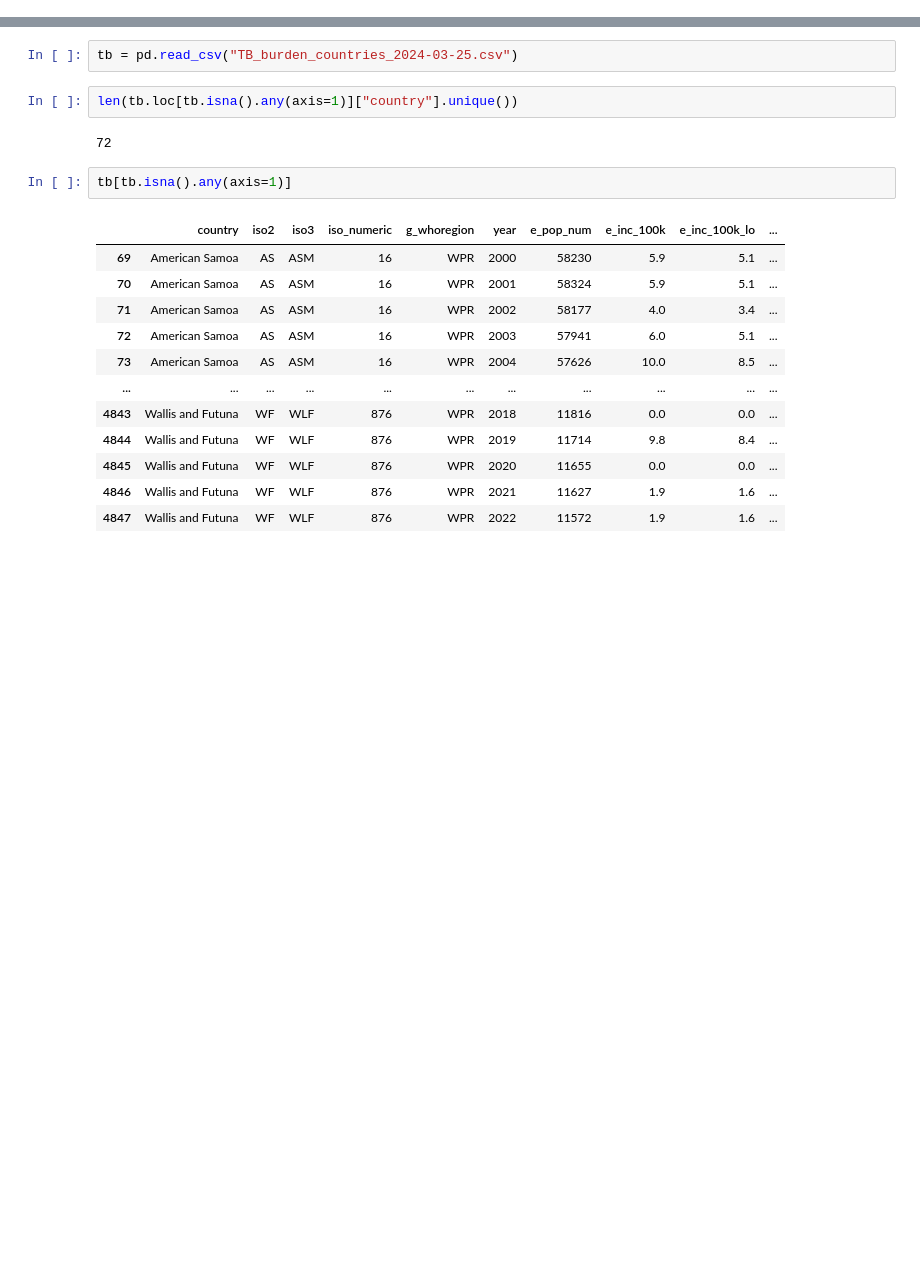
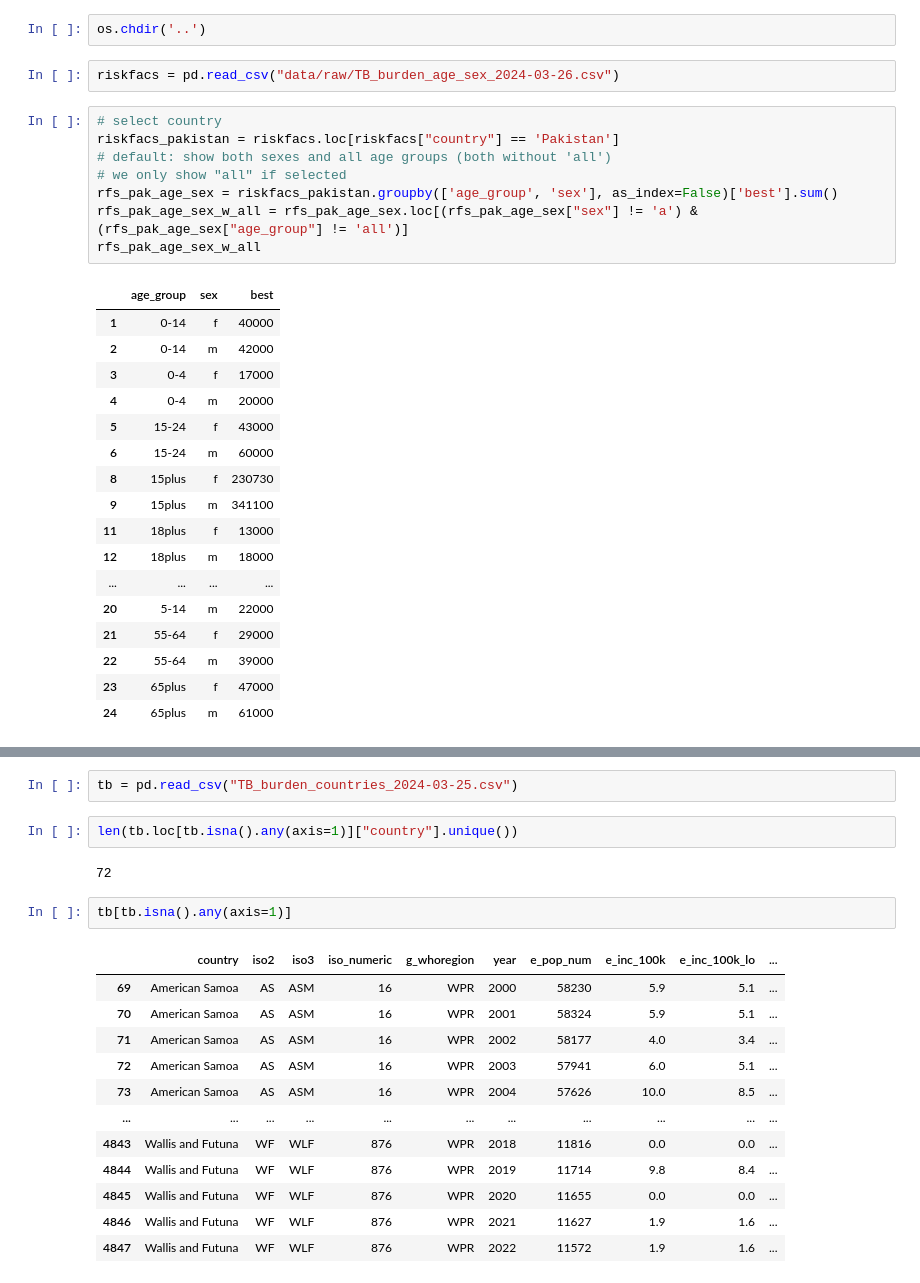
Before and after one commit to UBC-MDS/DSCI-532_2024_1_TBtracker, a Jupyter notebook: notebooks/eda.ipynb, the cells around one changed output, grey strips where cells are left out. Saved outputs shown, nothing was run; the diff lists cells and outputs as text; blank space fills up the shorter version.

```diff
--- a/notebooks/eda.ipynb
+++ b/notebooks/eda.ipynb
@@ -2,0 +12,30 @@ import pandas as pd
+# %%
+os.chdir('..')
+# %%
+riskfacs = pd.read_csv("data/raw/TB_burden_age_sex_2024-03-26.csv")
+# %%
+# select country
+riskfacs_pakistan = riskfacs.loc[riskfacs["country"] == 'Pakistan']
+# default: show both sexes and all age groups (both without 'all')
+# we only show "all" if selected
+rfs_pak_age_sex = riskfacs_pakistan.groupby(['age_group', 'sex'], as_index=False)['best'].sum()
+rfs_pak_age_sex_w_all = rfs_pak_age_sex.loc[(rfs_pak_age_sex["sex"] != 'a') & (rfs_pak_age_sex["age_group"] != 'all')]
+rfs_pak_age_sex_w_all
+# %% [output]
+|  | age_group | sex | best |
+| 1 | 0-14 | f | 40000 |
+| 2 | 0-14 | m | 42000 |
+| 3 | 0-4 | f | 17000 |
+| 4 | 0-4 | m | 20000 |
+| 5 | 15-24 | f | 43000 |
+| 6 | 15-24 | m | 60000 |
+| 8 | 15plus | f | 230730 |
+| 9 | 15plus | m | 341100 |
+| 11 | 18plus | f | 13000 |
+| 12 | 18plus | m | 18000 |
+| ... | ... | ... | ... |
+| 20 | 5-14 | m | 22000 |
+| 21 | 55-64 | f | 29000 |
+| 22 | 55-64 | m | 39000 |
+| 23 | 65plus | f | 47000 |
+| 24 | 65plus | m | 61000 |
```
Also changed, not shown: parts of 4 cells of this notebook, 2 other files.
